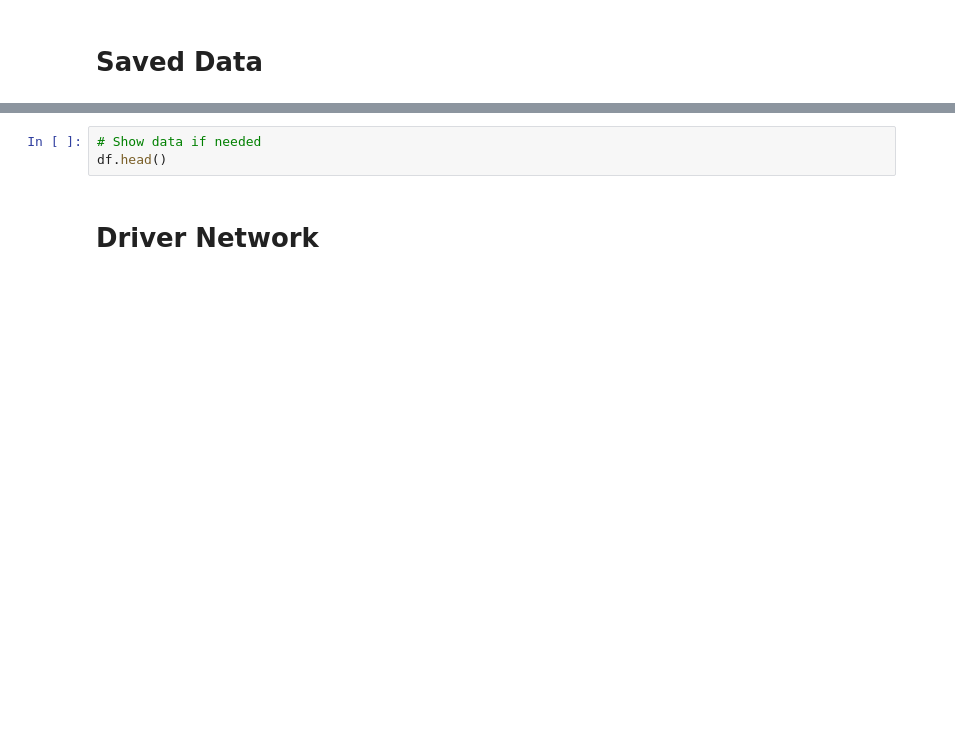
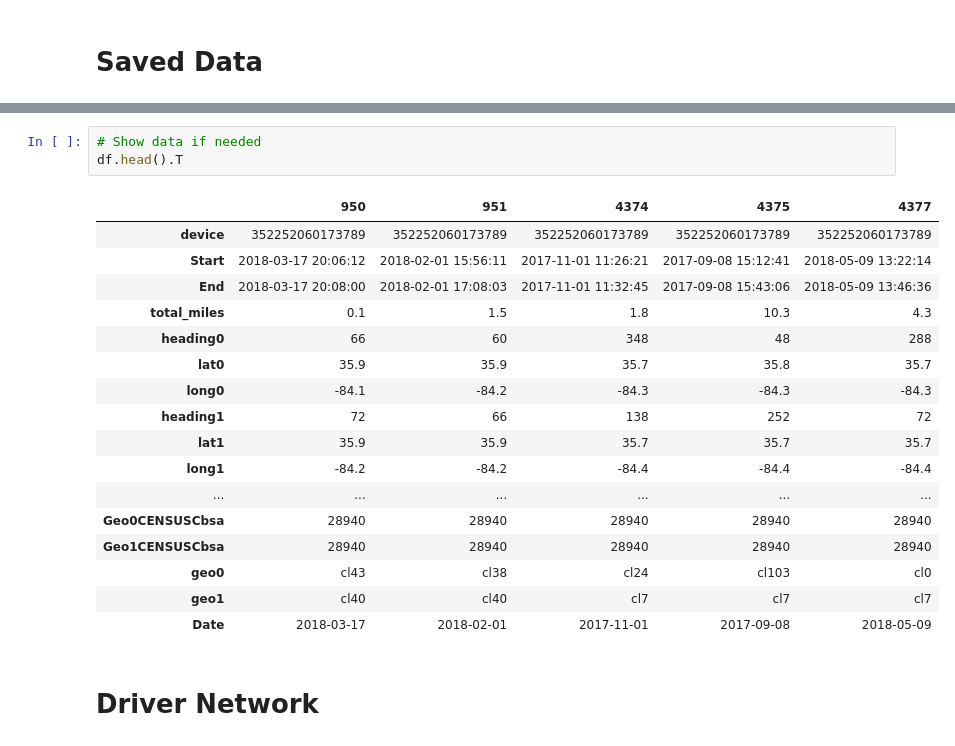
Before and after one commit to tgadf/network, a Jupyter notebook: createNetwork.ipynb, the cells around one changed output, grey strips where cells are left out. Saved outputs shown, nothing was run; the diff lists cells and outputs as text; blank space fills up the shorter version.

```diff
--- a/createNetwork.ipynb
+++ b/createNetwork.ipynb
@@ -183,6 +230,24 @@ _, _ = clock("Last Run")
 # %%
 # Show data if needed
-df.head()
+df.head().T
+# %% [output]
+|  | 950 | 951 | 4374 | 4375 | 4377 |
+| device | 352252060173789 | 352252060173789 | 352252060173789 | 352252060173789 | 352252060173789 |
+| Start | 2018-03-17 20:06:12 | 2018-02-01 15:56:11 | 2017-11-01 11:26:21 | 2017-09-08 15:12:41 | 2018-05-09 13:22:14 |
+| End | 2018-03-17 20:08:00 | 2018-02-01 17:08:03 | 2017-11-01 11:32:45 | 2017-09-08 15:43:06 | 2018-05-09 13:46:36 |
+| total_miles | 0.1 | 1.5 | 1.8 | 10.3 | 4.3 |
+| heading0 | 66 | 60 | 348 | 48 | 288 |
+| lat0 | 35.9 | 35.9 | 35.7 | 35.8 | 35.7 |
+| long0 | -84.1 | -84.2 | -84.3 | -84.3 | -84.3 |
+| heading1 | 72 | 66 | 138 | 252 | 72 |
+| lat1 | 35.9 | 35.9 | 35.7 | 35.7 | 35.7 |
+| long1 | -84.2 | -84.2 | -84.4 | -84.4 | -84.4 |
+| ... | ... | ... | ... | ... | ... |
+| Geo0CENSUSCbsa | 28940 | 28940 | 28940 | 28940 | 28940 |
+| Geo1CENSUSCbsa | 28940 | 28940 | 28940 | 28940 | 28940 |
+| geo0 | cl43 | cl38 | cl24 | cl103 | cl0 |
+| geo1 | cl40 | cl40 | cl7 | cl7 | cl7 |
+| Date | 2018-03-17 | 2018-02-01 | 2017-11-01 | 2017-09-08 | 2018-05-09 |
 # %% [markdown]
 # Driver Network
 # %%
```
Also changed, not shown: parts of 24 cells of this notebook, 6 other files.
